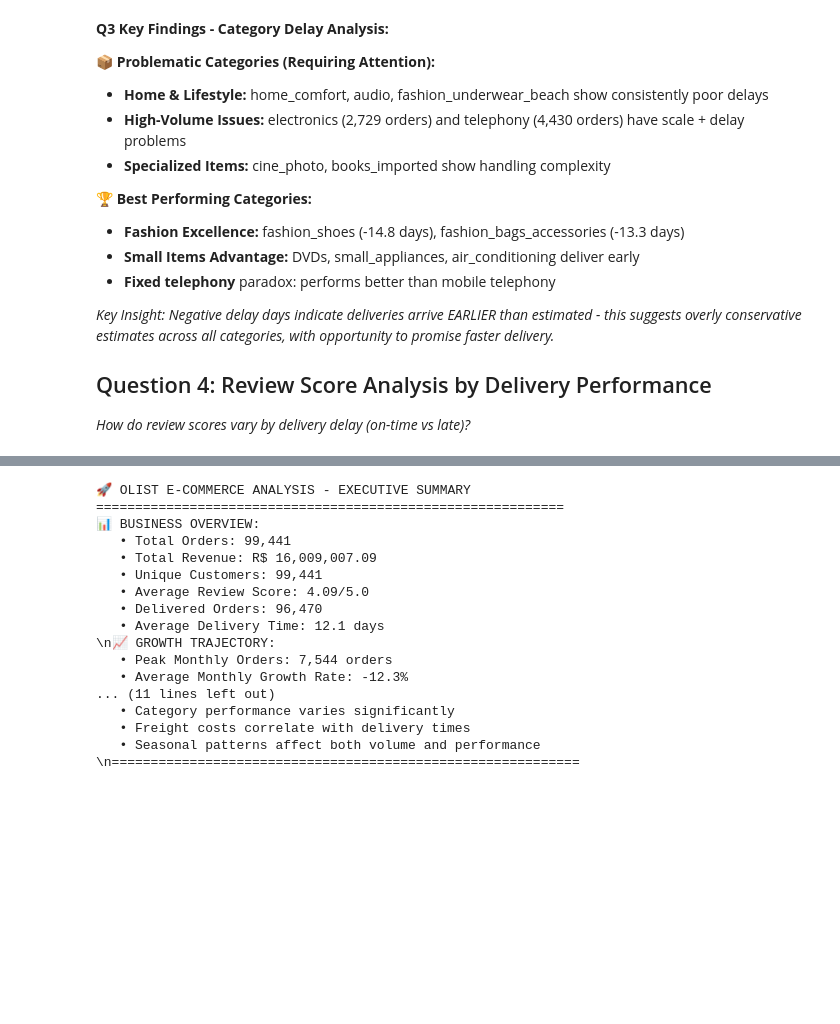
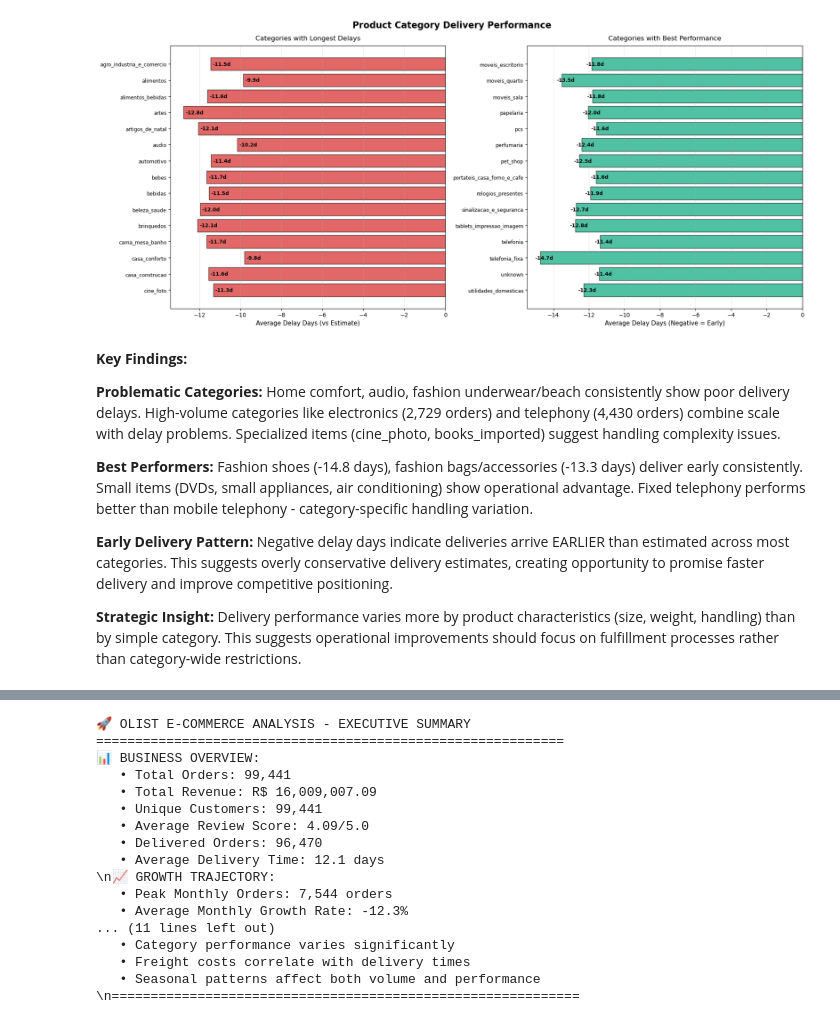
Before and after one commit to VAL-Jerono/eCommerce_BI_Analysis, a Jupyter notebook: Group2_CAT2.ipynb, the cells around one changed output, grey strips where cells are left out. Saved outputs shown, nothing was run; the diff lists cells and outputs as text; code cells hidden in the pictures; blank space fills up the shorter version.

```diff
--- a/Group2_CAT2.ipynb
+++ b/Group2_CAT2.ipynb
@@ -555,17 +893,45 @@ Categories with Highest Delivery Delays (Top 10):
+# %%
+# Visualization: Category delivery performance
+fig, (ax1, ax2) = plt.subplots(1, 2, figsize=(18, 8))
+fig.suptitle('Product Category Delivery Performance', fontsize=16, fontweight='bold')
+
+# Worst performing categories
+worst_cat = category_delays.head(15)
+ax1.barh(range(len(worst_cat)), worst_cat['avg_delay_days'], color='#D62828', alpha=0.7, edgecolor='black')
+ax1.set_yticks(range(len(worst_cat)))
+ax1.set_yticklabels(worst_cat['product_category_name_english'], fontsize=9)
+ax1.set_xlabel('Average Delay Days (vs Estimate)', fontsize=11)
+ax1.set_title('Categories with Longest Delays', fontsize=12, pad=10)
+ax1.grid(True, alpha=0.3, axis='x')
+ax1.invert_yaxis()
+
+for i, val in enumerate(worst_cat['avg_delay_days']):
+    ax1.text(val + 0.1, i, f"{val:.1f}d", va='center', fontsize=9, fontweight='bold')
+
+# Best performing categories (early deliveries)
+best_cat = category_delays.tail(15)
+ax2.barh(range(len(best_cat)), best_cat['avg_delay_days'], color='#06A77D', alpha=0.7, edgecolor='black')
+ax2.set_yticks(range(len(best_cat)))
+ax2.set_yticklabels(best_cat['product_category_name_english'], fontsize=9)
+ax2.set_xlabel('Average Delay Days (Negative = Early)', fontsize=11)
+ax2.set_title('Categories with Best Performance', fontsize=12, pad=10)
+ax2.grid(True, alpha=0.3, axis='x')
+ax2.invert_yaxis()
+
+for i, val in enumerate(best_cat['avg_delay_days']):
+    ax2.text(val - 0.3, i, f"{val:.1f}d", va='center', fontsize=9, fontweight='bold')
+
+plt.tight_layout()
+plt.show()
+# %% [output]
+[figure, added]
 # %% [markdown]
-**Q3 Key Findings - Category Delay Analysis:**
+**Key Findings:**
 
-📦 **Problematic Categories (Requiring Attention):**
-- **Home & Lifestyle:** home_comfort, audio, fashion_underwear_beach show consistently poor delays
-- **High-Volume Issues:** electronics (2,729 orders) and telephony (4,430 orders) have scale + delay problems
-- **Specialized Items:** cine_photo, books_imported show handling complexity
+**Problematic Categories:** Home comfort, audio, fashion underwear/beach consistently show poor delivery delays. High-volume categories like electronics (2,729 orders) and telephony (4,430 orders) combine scale with delay problems. Specialized items (cine_photo, books_imported) suggest handling complexity issues.
 
-🏆 **Best Performing Categories:**
-- **Fashion Excellence:** fashion_shoes (-14.8 days), fashion_bags_accessories (-13.3 days)
-- **Small Items Advantage:** DVDs, small_appliances, air_conditioning deliver early
-- **Fixed telephony** paradox: performs better than mobile telephony
+**Best Performers:** Fashion shoes (-14.8 days), fashion bags/accessories (-13.3 days) deliver early consistently. Small items (DVDs, small appliances, air conditioning) show operational advantage. Fixed telephony performs better than mobile telephony - category-specific handling variation.
 
-*Key Insight: Negative delay days indicate deliveries arrive EARLIER than estimated - this suggests overly conservative estimates across all categories, with opportunity to promise faster delivery.*
+**Early Delivery Pattern:** Negative delay days indicate deliveries arrive EARLIER than estimated across most categories. This suggests overly conservative delivery estimates, creating opportunity to promise faster delivery and improve competitive positioning.
 
-## Question 4: Review Score Analysis by Delivery Performance
-*How do review scores vary by delivery delay (on-time vs late)?*
+**Strategic Insight:** Delivery performance varies more by product characteristics (size, weight, handling) than by simple category. This suggests operational improvements should focus on fulfillment processes rather than category-wide restrictions.
```
Also changed, not shown: parts of 88 cells of this notebook, 2 other files.
